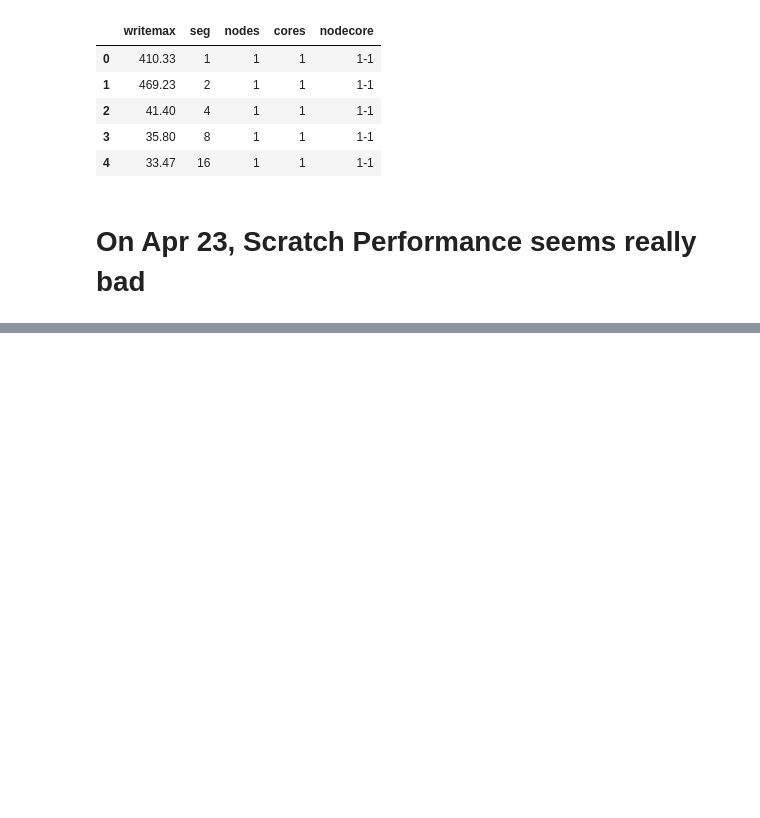
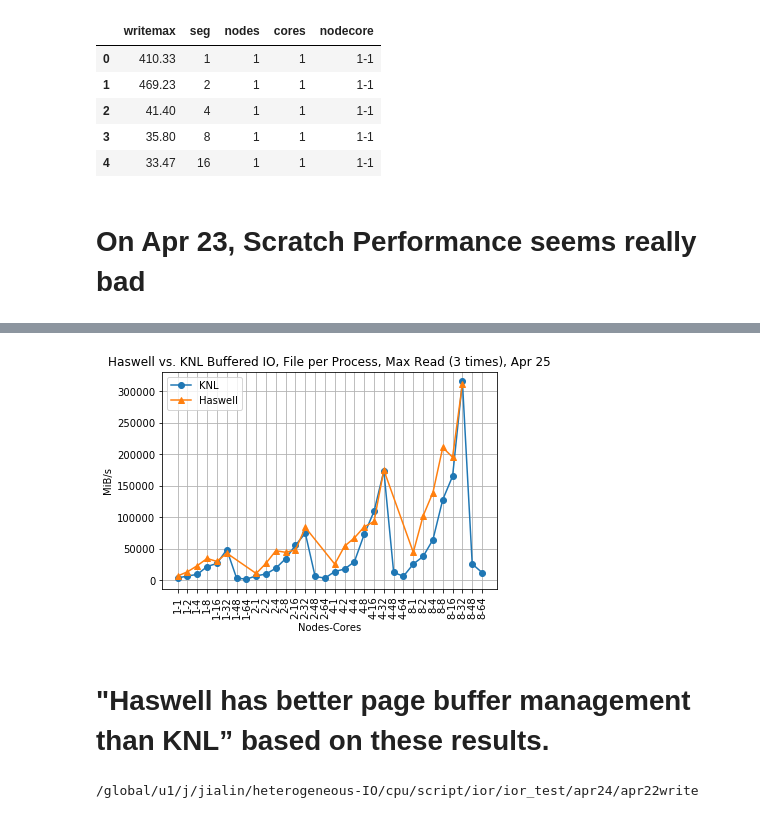
Before and after one commit to NERSC/heterogeneous-IO, a Jupyter notebook: cpu/plot/iostack.ipynb, the cells around one changed output, grey strips where cells are left out. Saved outputs shown, nothing was run; the diff lists cells and outputs as text; code cells hidden in the pictures; blank space fills up the shorter version.

```diff
--- a/cpu/plot/iostack.ipynb
+++ b/cpu/plot/iostack.ipynb
@@ -305,0 +431,7 @@ dfhasr
+# %%
+tt='Haswell vs. KNL Buffered IO, File per Process, Max Read (3 times), Apr 25'
+ior_plot_two(dfknlbrmax,dfhasbrmax,tt,step=2)
+# %% [output]
+[figure, added]
+# %% [markdown]
+# "Haswell has better page buffer management than KNL” based on these results.
@@ -305,0 +440,4 @@ dfhasr
+# %%
+cd $dir
+# %% [output]
+/global/u1/j/jialin/heterogeneous-IO/cpu/script/ior/ior_test/apr24/apr22write
```
Also changed, not shown: parts of 28 cells of this notebook.
